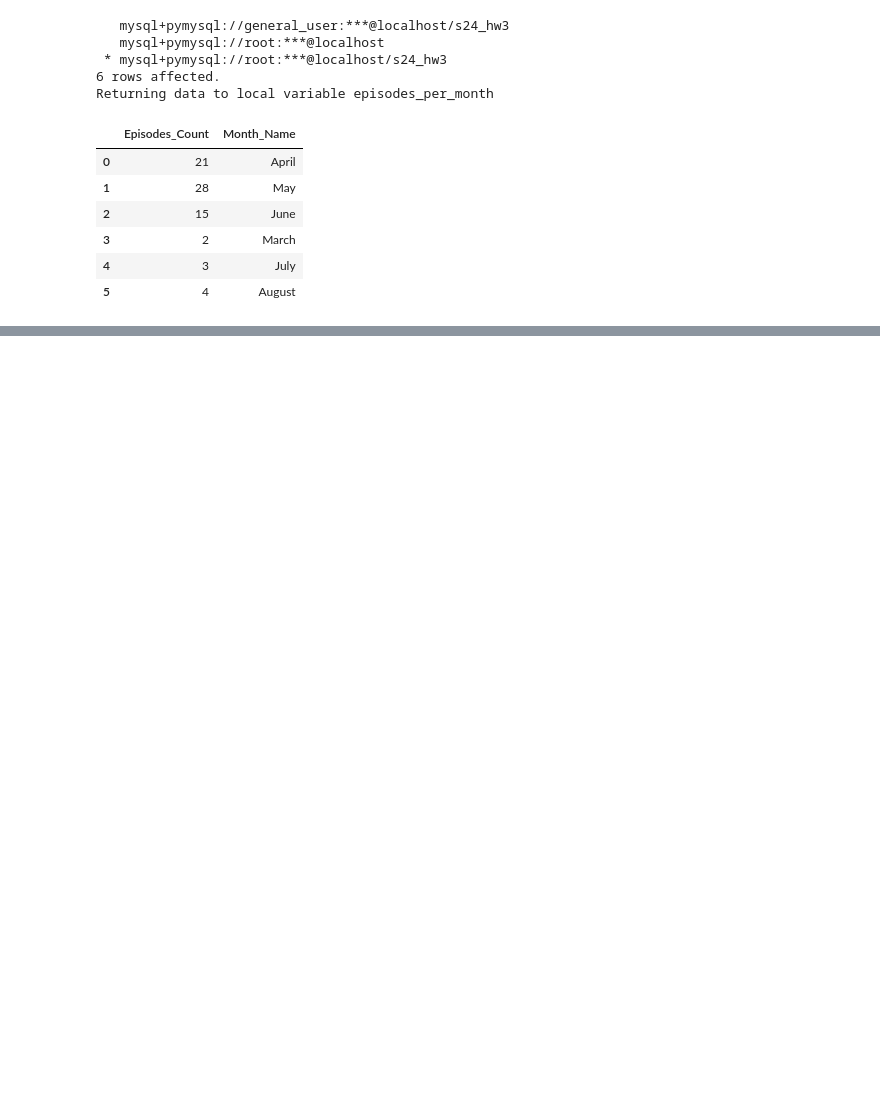
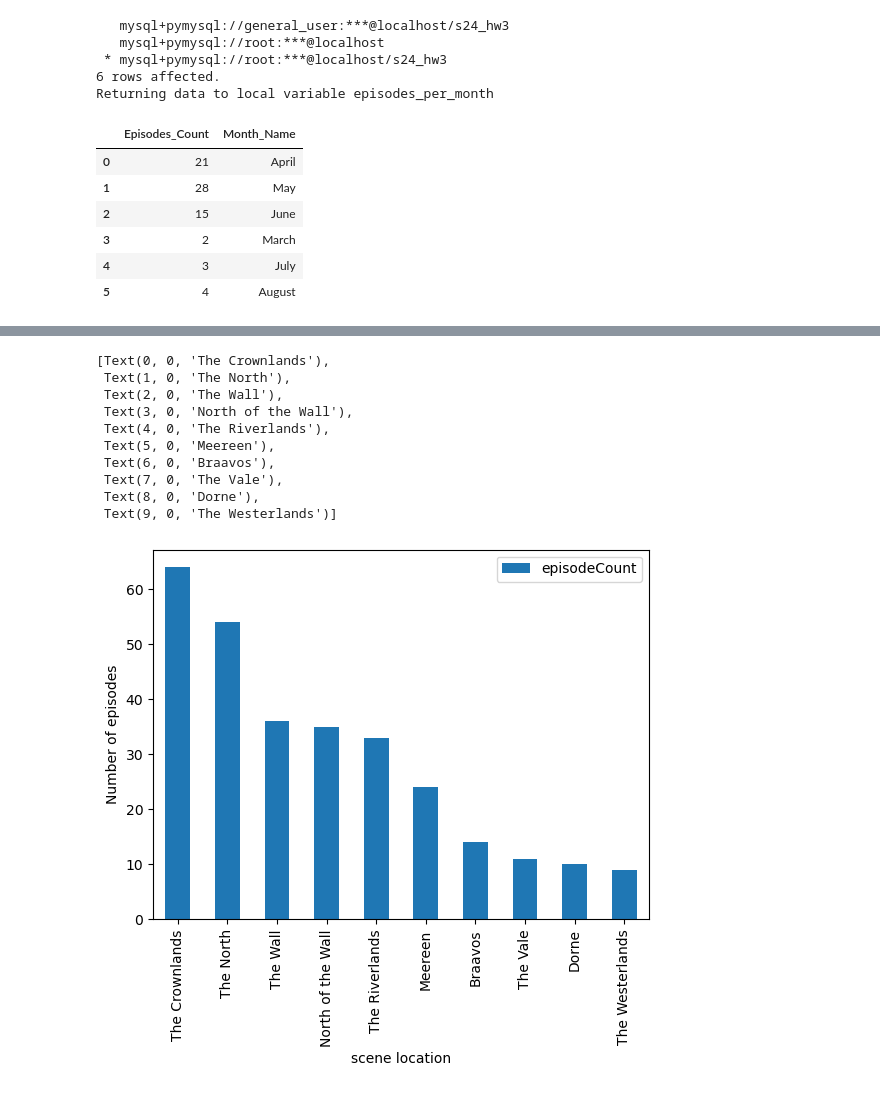
Before and after one commit to avahajr/W4111-Intro-to-Databases-Spring-2024, a Jupyter notebook: Homework/HW3/S24-W4111-HW3.ipynb, the cells around one changed output, grey strips where cells are left out. Saved outputs shown, nothing was run; the diff lists cells and outputs as text; code cells hidden in the pictures; blank space fills up the shorter version.

```diff
--- a/Homework/HW3/S24-W4111-HW3.ipynb
+++ b/Homework/HW3/S24-W4111-HW3.ipynb
@@ -981,5 +1012,23 @@ location_episode_count
 # %%
 # TODO: visualization
+ax = location_episode_count.head(10).plot(
+    kind="bar", xlabel="scene location", ylabel="Number of episodes"
+)
+ax.set_xticklabels(
+    location_episode_count["sceneLocation"].head(10), rotation=90, ha="center"
+)
+# %% [output]
+[Text(0, 0, 'The Crownlands'),
+ Text(1, 0, 'The North'),
+ Text(2, 0, 'The Wall'),
+ Text(3, 0, 'North of the Wall'),
+ Text(4, 0, 'The Riverlands'),
+ Text(5, 0, 'Meereen'),
+ Text(6, 0, 'Braavos'),
+ Text(7, 0, 'The Vale'),
+ Text(8, 0, 'Dorne'),
+ Text(9, 0, 'The Westerlands')]
+[figure, added]
 # %% [markdown]
 ## DV3
 
```
Also changed, not shown: parts of 3 cells of this notebook.
